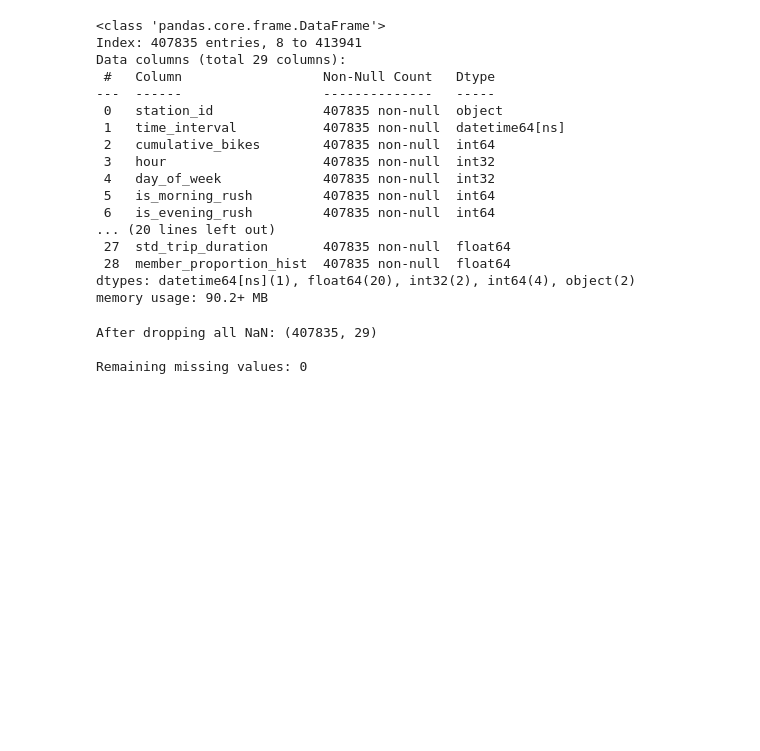
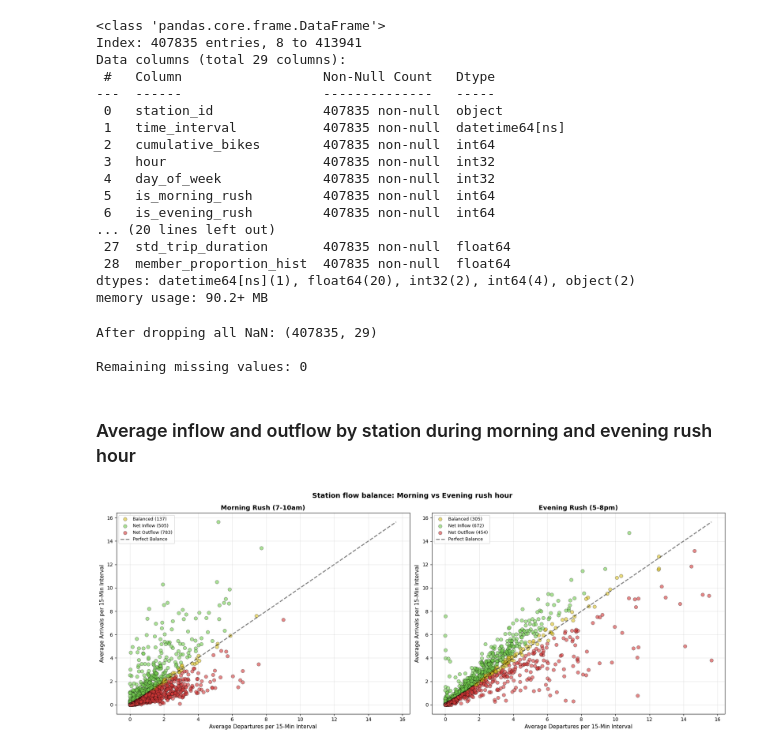
Before and after one commit to michaeltwersky/applied-ml-project, a Jupyter notebook: citibike_demand.ipynb, the cells around one changed output. Cells and saved outputs as stored; diff of their text form; code cells hidden in the pictures; blank space fills up the shorter version.

```diff
--- a/citibike_demand.ipynb
+++ b/citibike_demand.ipynb
@@ -1205,3 +1213,5 @@ fig = px.line(interval_total,
 fig.add_hline(y=0, line_dash="dash", line_color="gray")
 
 fig.show()
+# %% [markdown]
+### Average inflow and outflow by station during morning and evening rush hour
@@ -1207,0 +1277,48 @@ fig.show()
+# %%
+# Create side-by-side scatter plots
+fig, (ax1, ax2) = plt.subplots(1, 2, figsize=(18, 7))
+
+colors = {
+    'Balanced': "#D9C124",
+    'Net Inflow': "#72CD4E",
+    'Net Outflow': "#D23838",
+    'No Activity': '#CCCCCC'
+}
+
+# Morning plot
+for station_type, color in colors.items():
+    subset = morning_flows[morning_flows['station_type'] == station_type]
+    if len(subset) > 0:
+        ax1.scatter(subset['avg_departures'], subset['avg_arrivals'],
+                   s=50, c=color, alpha=0.6, edgecolors='black', linewidth=0.5,
+                   label=f'{station_type} ({len(subset)})')
+
+max_val_morning = max(morning_flows['avg_departures'].max(), morning_flows['avg_arrivals'].max())
+ax1.plot([0, max_val_morning], [0, max_val_morning], 'k--', linewidth=2, alpha=0.5, label='Perfect Balance')
+ax1.set_xlabel('Average Departures per 15-Min Interval', fontsize=11)
+ax1.set_ylabel('Average Arrivals per 15-Min Interval', fontsize=11)
+ax1.set_title('Morning Rush (7-10am)', fontsize=13, fontweight='bold')
+ax1.grid(True, alpha=0.3)
+ax1.legend(loc='upper left', fontsize=9)
+
+# Evening plot
+for station_type, color in colors.items():
+    subset = evening_flows[evening_flows['station_type'] == station_type]
+    if len(subset) > 0:
+        ax2.scatter(subset['avg_departures'], subset['avg_arrivals'],
+                   s=50, c=color, alpha=0.6, edgecolors='black', linewidth=0.5,
+                   label=f'{station_type} ({len(subset)})')
+
+max_val_evening = max(evening_flows['avg_departures'].max(), evening_flows['avg_arrivals'].max())
+ax2.plot([0, max_val_evening], [0, max_val_evening], 'k--', linewidth=2, alpha=0.5, label='Perfect Balance')
+ax2.set_xlabel('Average Departures per 15-Min Interval', fontsize=11)
+ax2.set_ylabel('Average Arrivals per 15-Min Interval', fontsize=11)
+ax2.set_title('Evening Rush (5-8pm)', fontsize=13, fontweight='bold')
+ax2.grid(True, alpha=0.3)
+ax2.legend(loc='upper left', fontsize=9)
+
+fig.suptitle('Station flow balance: Morning vs Evening rush hour', fontsize=14, fontweight='bold')
+plt.tight_layout()
+plt.show()
+# %% [output]
+[figure, added]
```
Also changed, not shown: parts of 15 cells of this notebook.
